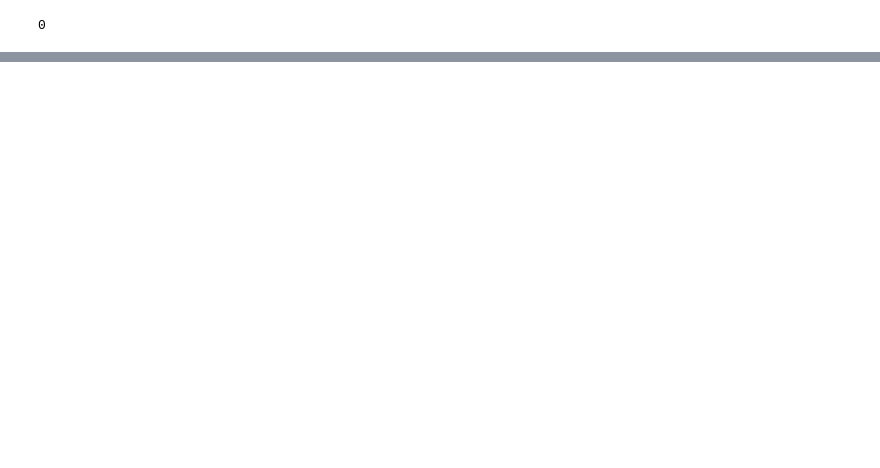
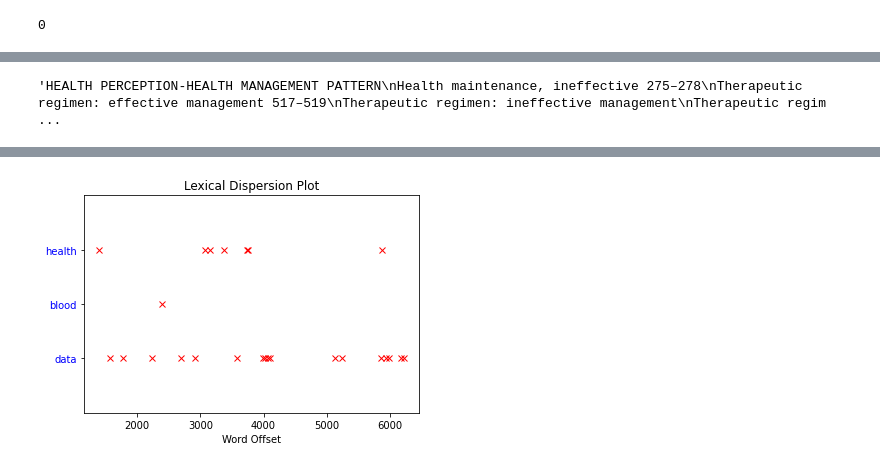
Before and after one commit to qiyuyang16/CS4300_Flask_template, a Jupyter notebook: project_scratch.ipynb, the cells around one changed output, grey strips where cells are left out. Cells and saved outputs as stored; diff of their text form; code cells hidden in the pictures; blank space fills up the shorter version.

```diff
--- a/project_scratch.ipynb
+++ b/project_scratch.ipynb
@@ -208,0 +204,38 @@ tmp
+# %%
+tmp = [i for j in [i[1] for i in json.items()] for i in j]
+tmp= [i for i in list(enumerate(tmp)) if count_words(i[1])>word_window]
+# %%
+text_blob = ' '.join([i[1] for i in tmp])
+# %%
+text_blob
+# %% [output]
+'HEALTH PERCEPTION-HEALTH MANAGEMENT PATTERN\nHealth maintenance, ineffective 275–278\nTherapeutic regimen: effective management 517–519\nTherapeutic regimen: ineffective management\nTherapeutic regim ...
+# %%
+import nltk
+from nltk.corpus import webtext
+from nltk.probability import FreqDist
+import matplotlib.pyplot as plt
+
+words = ['data', 'blood', 'health']
+
+nltk.download('webtext')
+with open('./text_blob.txt','w') as f:
+    f.write(text_blob)
+# wt_words = webtext.words('/home/vince/Documents/Code/microgoogle/CS4300_microGoogle/text_blob.txt')  # Sample data
+#
+wt_words = text_blob.split()
+points = [(x, y) for x in range(len(wt_words))
+          for y in range(len(words)) if wt_words[x] == words[y]]
+
+if points:
+    x, y = zip(*points)
+else:
+    x = y = ()
+
+plt.plot(x, y, "rx", scalex=.1)
+plt.yticks(range(len(words)), words, color="b")
+plt.ylim(-1, len(words))
+plt.title("Lexical Dispersion Plot")
+plt.xlabel("Word Offset")
+plt.show()
+# %% [output]
@@ -208,0 +244 @@ tmp
+[figure, added]
```
Also changed, not shown: parts of 32 cells of this notebook, 2 other files.
